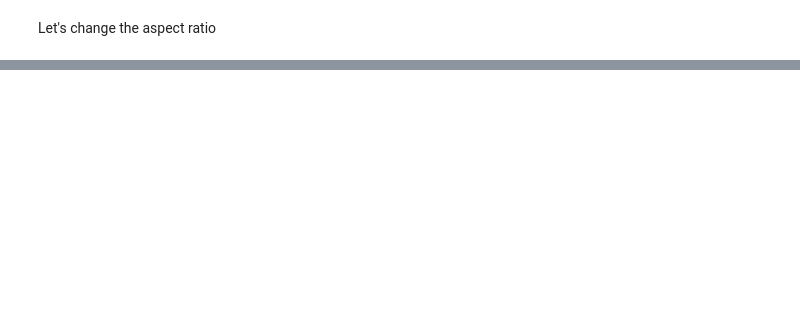
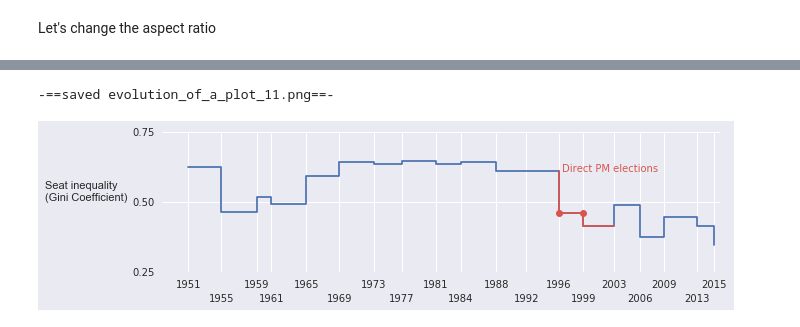
Before and after one commit to bgbg/plot_evolution_blog_post, a Jupyter notebook: evolution_of_a_plot.ipynb, the cells around one changed output, grey strips where cells are left out. Drawn from its saved outputs; the diff is of its cells as text; code cells hidden in the pictures; blank space fills up the shorter version.

Commit message:
Minor code updates + re-generated the figures

```diff
--- a/evolution_of_a_plot.ipynb
+++ b/evolution_of_a_plot.ipynb
@@ -188,33 +225,38 @@ y = [y[0], y[1], y[1], y[2], y[2]]
 fig, ax = plt.subplots(1, 1, figsize=figsize)
 ax.step(tbl_gini.date_from, tbl_gini.gini, where='post')
 ax.set_ylabel('Seat inequality\n(Gini Coefficient)',
               rotation=0,
               ha='right', # horizontalalignment
               ma='left', # multiline alignment
              )
 
 
 ax.set_ylim(0.3, 0.7)
 ax.set_xlim(pd.to_datetime('1948-05-14'), pd.to_datetime('2015-11-23'))
 
 ax.set_ylim(0.25, 0.75)
 fewer_ticks(ax, 'y')
 ax.set_xticks([t.to_datetime() for t in tbl_gini.date_from])
 
 
 for i, l in enumerate(ax.get_xticklabels()):
     if i % 2:
         l.set_y( - 0.1)
 
 
 ax.plot(x, y, '-', color=sns.xkcd_rgb['pale red'])
 ax.plot([x[1], x[2]], [y[1], y[2]], 'o', color=sns.xkcd_rgb['pale red'])
 ax.text(pd.to_datetime('1996-11'),
         0.61,
         'Direct PM elections',
         ha='left',
         color=sns.xkcd_rgb['pale red'],
        )
+fig.set_facecolor('#EAEAF2')
+save_fig(fig)
+# %% [output]
+-==saved evolution_of_a_plot_11.png==-
+[figure, added]
 # %%
 fig, ax = plt.subplots(1, 1, figsize=figsize)
 fig.set_facecolor('#EAEAF2')
```
Also changed, not shown: parts of 13 cells of this notebook.
